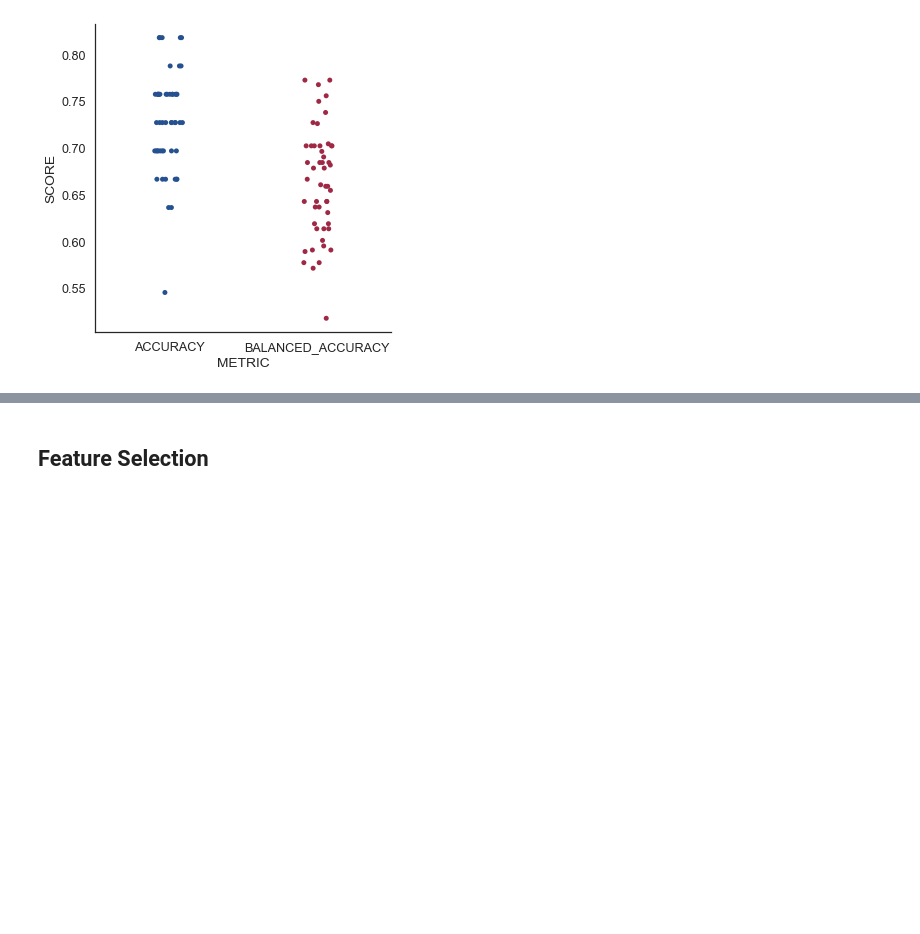
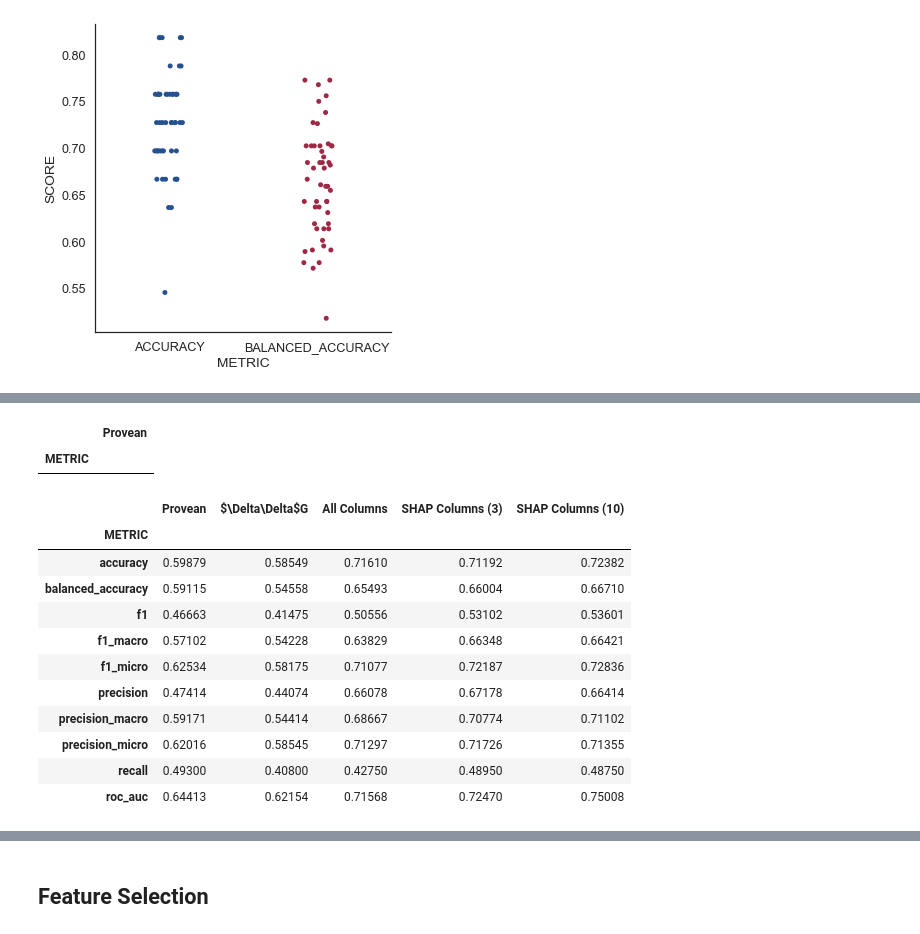
Before and after one commit to ibrahimberb/Predicting-Mutation-Effects, a Jupyter notebook: src/PredatorStudy.ipynb, the cells around one changed output, grey strips where cells are left out. Drawn from its saved outputs; the diff is of its cells as text; code cells hidden in the pictures; blank space fills up the shorter version.

```diff
--- a/src/PredatorStudy.ipynb
+++ b/src/PredatorStudy.ipynb
@@ -316,0 +464,30 @@ predator.shap_feature_selector.
+# %%
+dataframes = []
+for column in benchmark_columns:
+    dataframes.append(
+        (scoring_metrics_data[scoring_metrics_data['FEATURES'] == column]
+         .groupby(by=['METRIC']).mean().drop(['EXPERIMENT_NO'], axis='columns')
+         .rename(columns={'SCORE': column}))
+    )
+# %%
+(scoring_metrics_data[scoring_metrics_data['FEATURES'] == 'provean']
+     .groupby(by=['METRIC']).mean().drop(['EXPERIMENT_NO'], axis='columns')
+     .rename(columns={'SCORE': 'Provean'}))
+# %% [output]
+|  | Provean |
+| METRIC |  |
+# %%
+pd.concat(dataframes, axis='columns')
+# %% [output]
+|  | Provean | $\Delta\Delta$G | All Columns | SHAP Columns (3) | SHAP Columns (10) |
+| METRIC |  |  |  |  |  |
+| accuracy | 0.59879 | 0.58549 | 0.71610 | 0.71192 | 0.72382 |
+| balanced_accuracy | 0.59115 | 0.54558 | 0.65493 | 0.66004 | 0.66710 |
+| f1 | 0.46663 | 0.41475 | 0.50556 | 0.53102 | 0.53601 |
+| f1_macro | 0.57102 | 0.54228 | 0.63829 | 0.66348 | 0.66421 |
+| f1_micro | 0.62534 | 0.58175 | 0.71077 | 0.72187 | 0.72836 |
+| precision | 0.47414 | 0.44074 | 0.66078 | 0.67178 | 0.66414 |
+| precision_macro | 0.59171 | 0.54414 | 0.68667 | 0.70774 | 0.71102 |
+| precision_micro | 0.62016 | 0.58545 | 0.71297 | 0.71726 | 0.71355 |
+| recall | 0.49300 | 0.40800 | 0.42750 | 0.48950 | 0.48750 |
+| roc_auc | 0.64413 | 0.62154 | 0.71568 | 0.72470 | 0.75008 |
```
Also changed, not shown: parts of 35 cells of this notebook.
